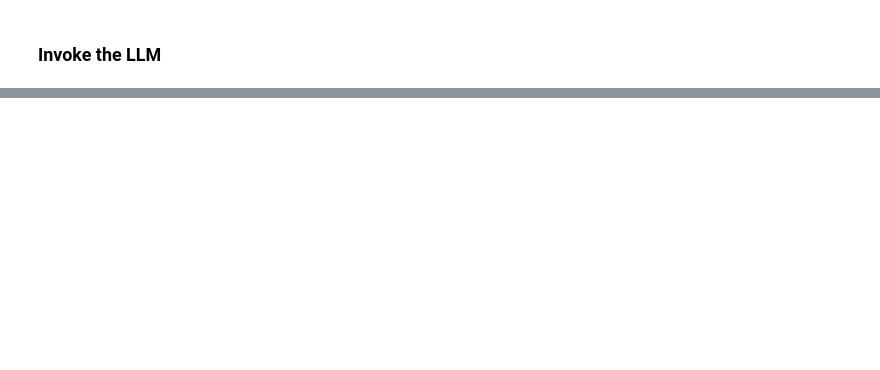
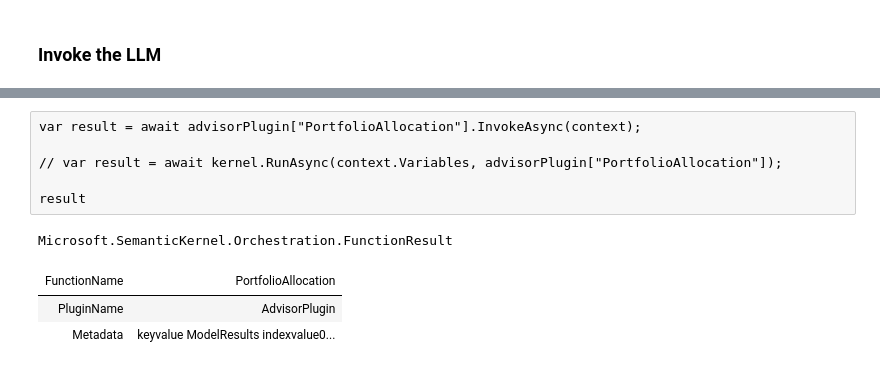
Before and after one commit to Azure-Samples/miyagi, a Jupyter notebook: sandbox/usecases/rag/dotnet/Getting-started.ipynb, the cells around one changed output, grey strips where cells are left out. Cells and saved outputs as stored; diff of their text form; blank space fills up the shorter version.

```diff
--- a/sandbox/usecases/rag/dotnet/Getting-started.ipynb
+++ b/sandbox/usecases/rag/dotnet/Getting-started.ipynb
@@ -265,2 +348,13 @@ Console.WriteLine(result);
+# %%
+var result = await advisorPlugin["PortfolioAllocation"].InvokeAsync(context);
+
+// var result = await kernel.RunAsync(context.Variables, advisorPlugin["PortfolioAllocation"]);
+
+result
+# %% [output]
+Microsoft.SemanticKernel.Orchestration.FunctionResult
+| FunctionName | PortfolioAllocation |
+| PluginName | AdvisorPlugin |
+| Metadata | keyvalue ModelResults indexvalue0... |
 # %% [markdown]
 ![RaG Workflow](../../../../assets/images/sk-memory-orchestration.png)
```
Also changed, not shown: parts of 26 cells of this notebook.
